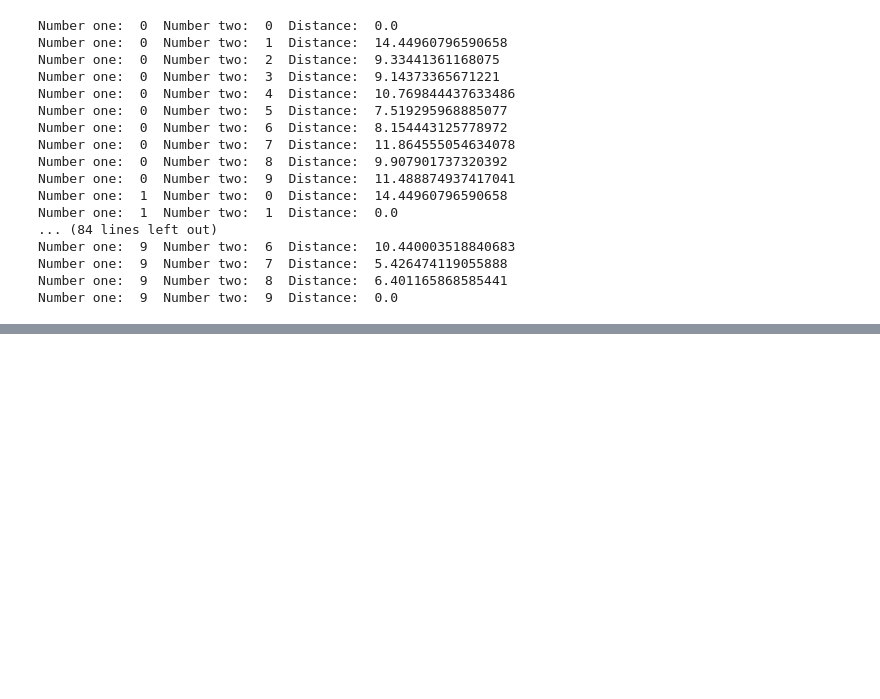
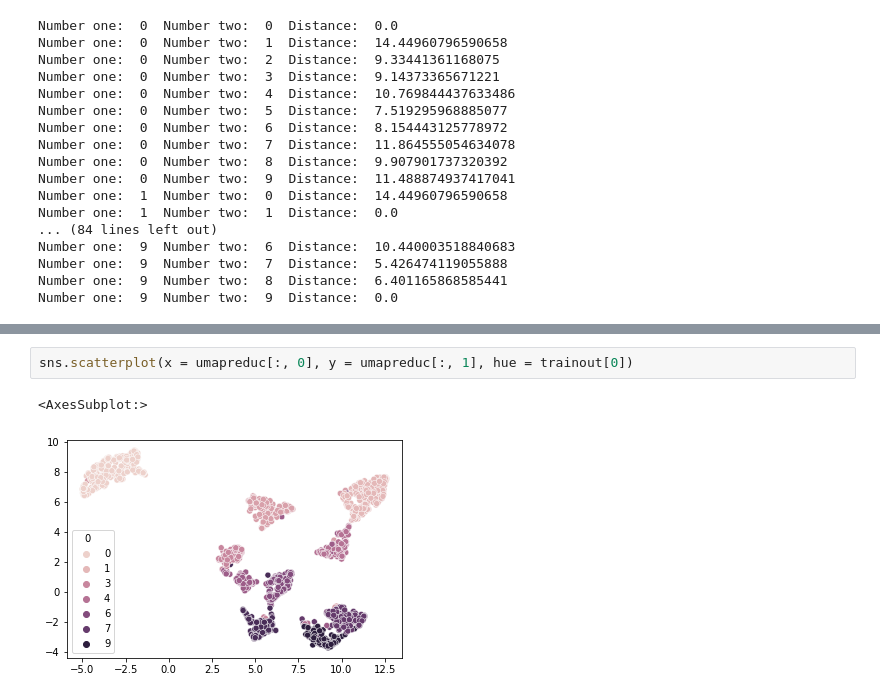
Before and after one commit to RianneAr/Deep_Learning_Ass1, a Jupyter notebook: CodeTask1.ipynb, the cells around one changed output, grey strips where cells are left out. Saved outputs shown, nothing was run; the diff lists cells and outputs as text; blank space fills up the shorter version.

```diff
--- a/CodeTask1.ipynb
+++ b/CodeTask1.ipynb
@@ -61,0 +82,5 @@ Number one:  9  Number two:  9  Distance:  0.0
+# %%
+sns.scatterplot(x = umapreduc[:, 0], y = umapreduc[:, 1], hue = trainout[0])
+# %% [output]
+<AxesSubplot:>
+[figure, added]
```
Also changed, not shown: parts of 4 cells of this notebook.
